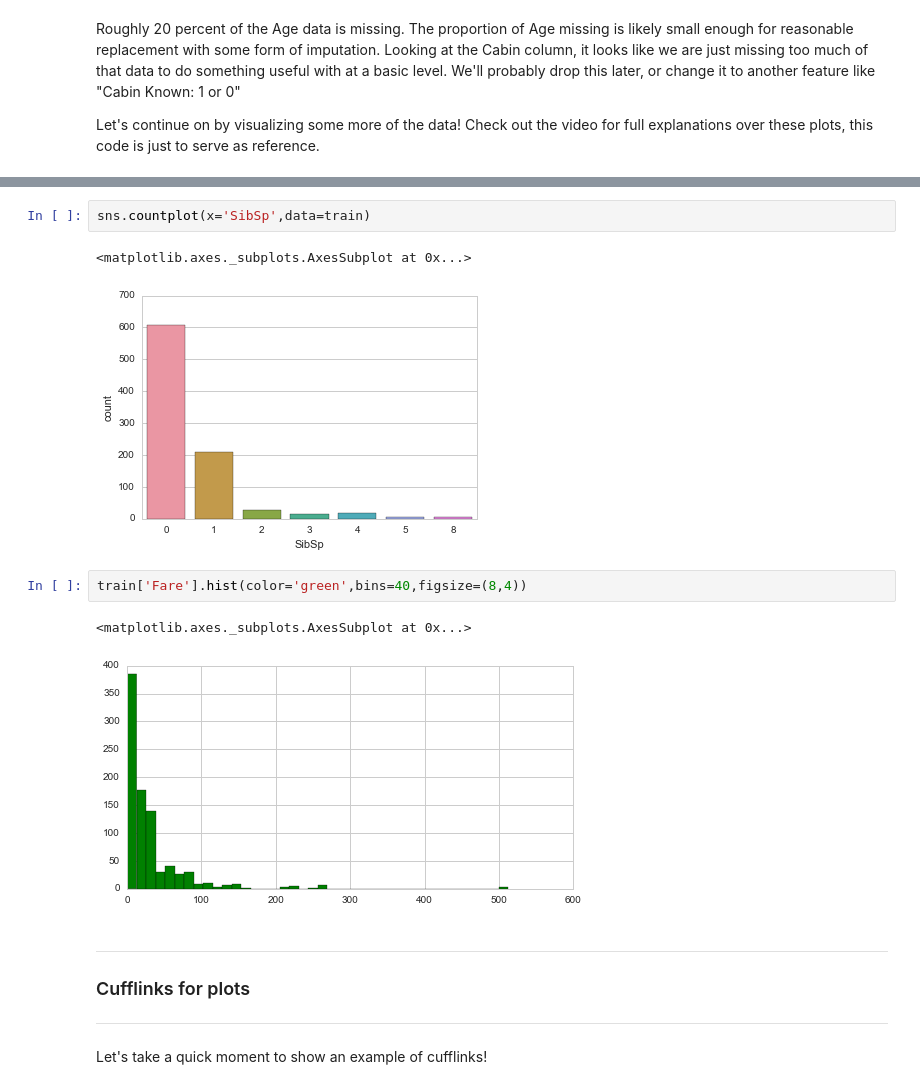
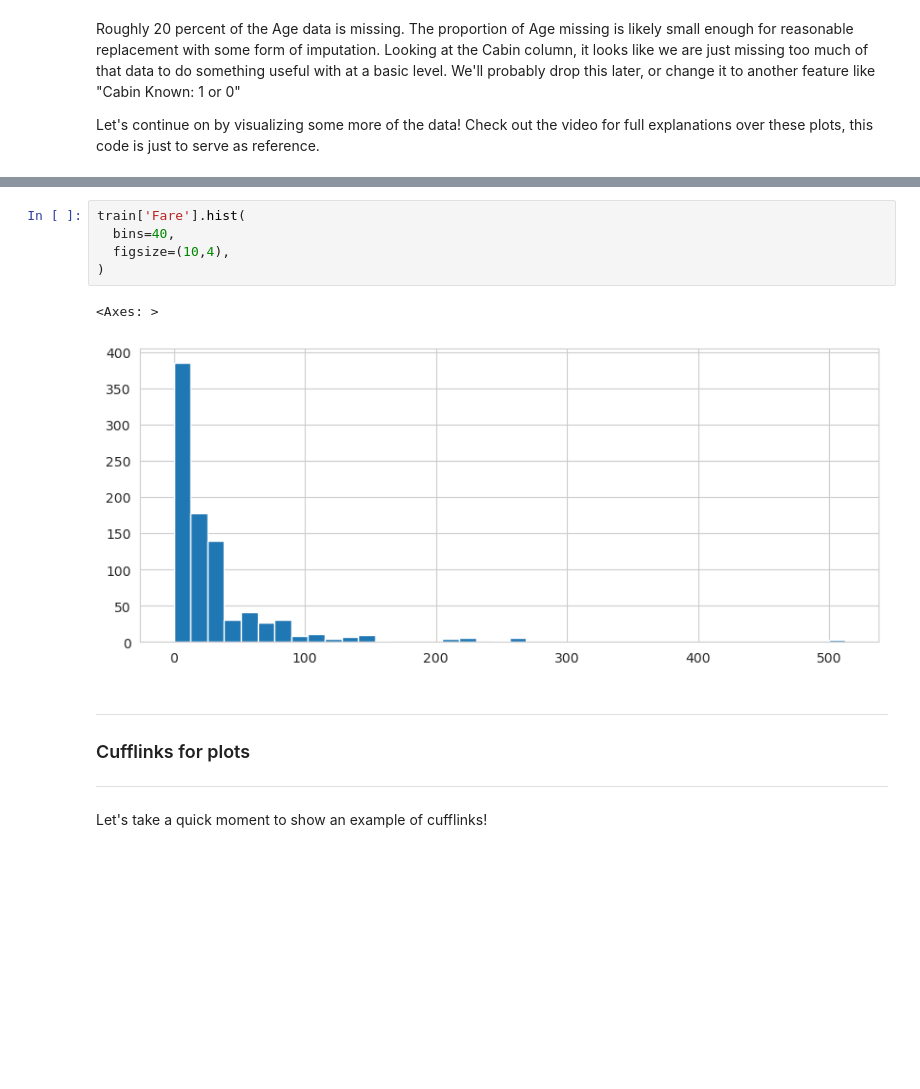
Before and after one commit to LuisReyes98/udemy-machine-learning, a Jupyter notebook: 13-Logistic-Regression/01-Logistic Regression with Python.ipynb, the cells around one changed output, grey strips where cells are left out. Saved outputs shown, nothing was run; the diff lists cells and outputs as text; blank space fills up the shorter version.

```diff
--- a/13-Logistic-Regression/01-Logistic Regression with Python.ipynb
+++ b/13-Logistic-Regression/01-Logistic Regression with Python.ipynb
@@ -128,13 +211,11 @@ train['Age'].hist(bins=30,color='darkred',alpha=0.7)
-# %%
-sns.countplot(x='SibSp',data=train)
-# %% [output]
-<matplotlib.axes._subplots.AxesSubplot at 0x...>
-[figure, removed]
 # %%
-train['Fare'].hist(color='green',bins=40,figsize=(8,4))
+train['Fare'].hist(
+  bins=40,
+  figsize=(10,4),
+)
 # %% [output]
-<matplotlib.axes._subplots.AxesSubplot at 0x...>
+<Axes: >
-[figure, old version]
+[figure, new version]
 # %% [markdown]
 ____
 ### Cufflinks for plots
```
Also changed, not shown: parts of 57 cells of this notebook.
